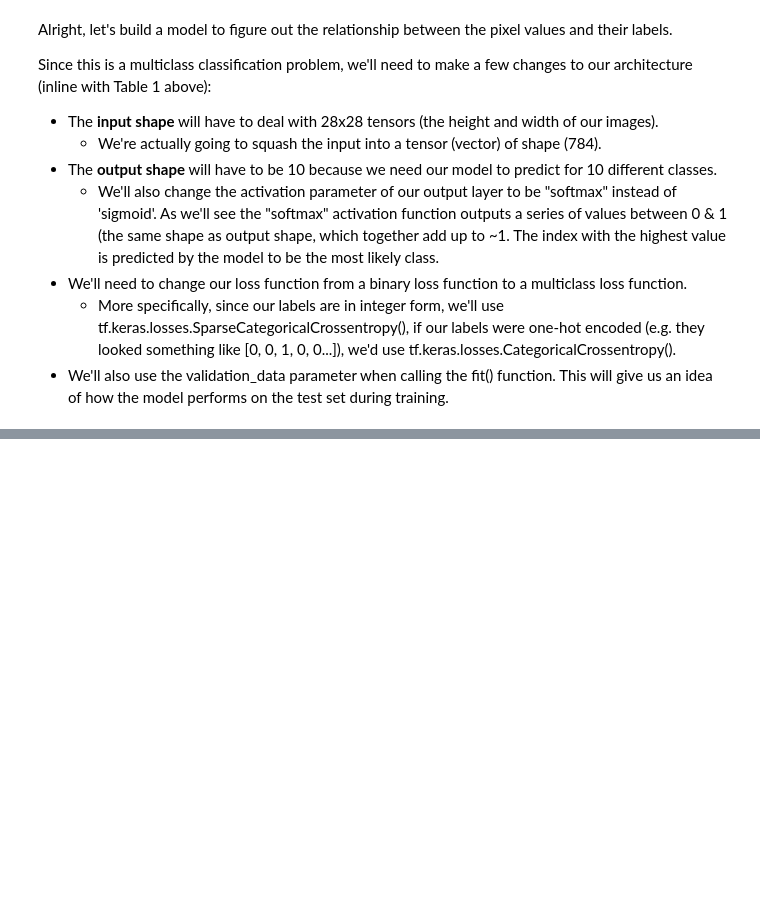
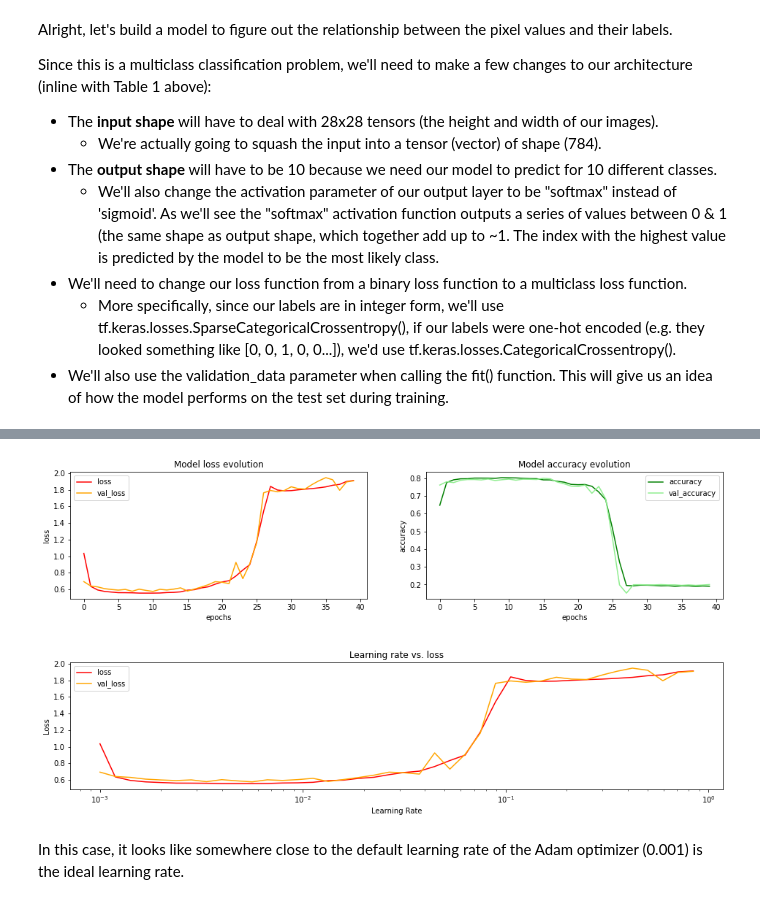
Before and after one commit to alexandre-pinon/deep-learning-learning, a Jupyter notebook: ztm/02_neural_network_classification_in_tensorflow.ipynb, the cells around one changed output, grey strips where cells are left out. Drawn from its saved outputs; the diff is of its cells as text; code cells hidden in the pictures; blank space fills up the shorter version.

```diff
--- a/ztm/02_neural_network_classification_in_tensorflow.ipynb
+++ b/ztm/02_neural_network_classification_in_tensorflow.ipynb
@@ -517,0 +587,35 @@ Epoch 10/10
+# %%
+plt.figure(figsize=(16, 8))
+
+plt.subplot(2, 2, 1)
+pd.DataFrame(history.history)['loss'].plot(c='r', label='loss')
+pd.DataFrame(history.history)['val_loss'].plot(c='orange', label='val_loss')
+plt.title('Model loss evolution')
+plt.xlabel('epochs')
+plt.ylabel('loss')
+plt.legend()
+
+plt.subplot(2, 2, 2)
+pd.DataFrame(history.history)['accuracy'].plot(c='g', label='accuracy')
+pd.DataFrame(history.history)['val_accuracy'].plot(c='lightgreen', label='val_accuracy')
+plt.title('Model accuracy evolution')
+plt.xlabel('epochs')
+plt.ylabel('accuracy')
+plt.legend()
+
+# Plot the learning rate versus the loss
+plt.subplot(2, 1, 2)
+lrs = 1e-3 * 10**(3 * np.arange(TOTAL_EPOCHS) / TOTAL_EPOCHS)
+plt.semilogx(lrs, history.history["loss"], c='r', label='loss') # we want the x-axis (learning rate) to be log scale
+plt.semilogx(lrs, history.history["val_loss"], c='orange', label='val_loss') # we want the x-axis (learning rate) to be log scale
+plt.title("Learning rate vs. loss");
+plt.xlabel("Learning Rate")
+plt.ylabel("Loss")
+plt.legend()
+
+plt.subplots_adjust(hspace=0.5)
+plt.show()
+# %% [output]
+[figure, added]
+# %% [markdown]
+In this case, it looks like somewhere close to the default learning rate of the Adam optimizer (0.001) is the ideal learning rate.
```
Also changed, not shown: parts of 47 cells of this notebook.
